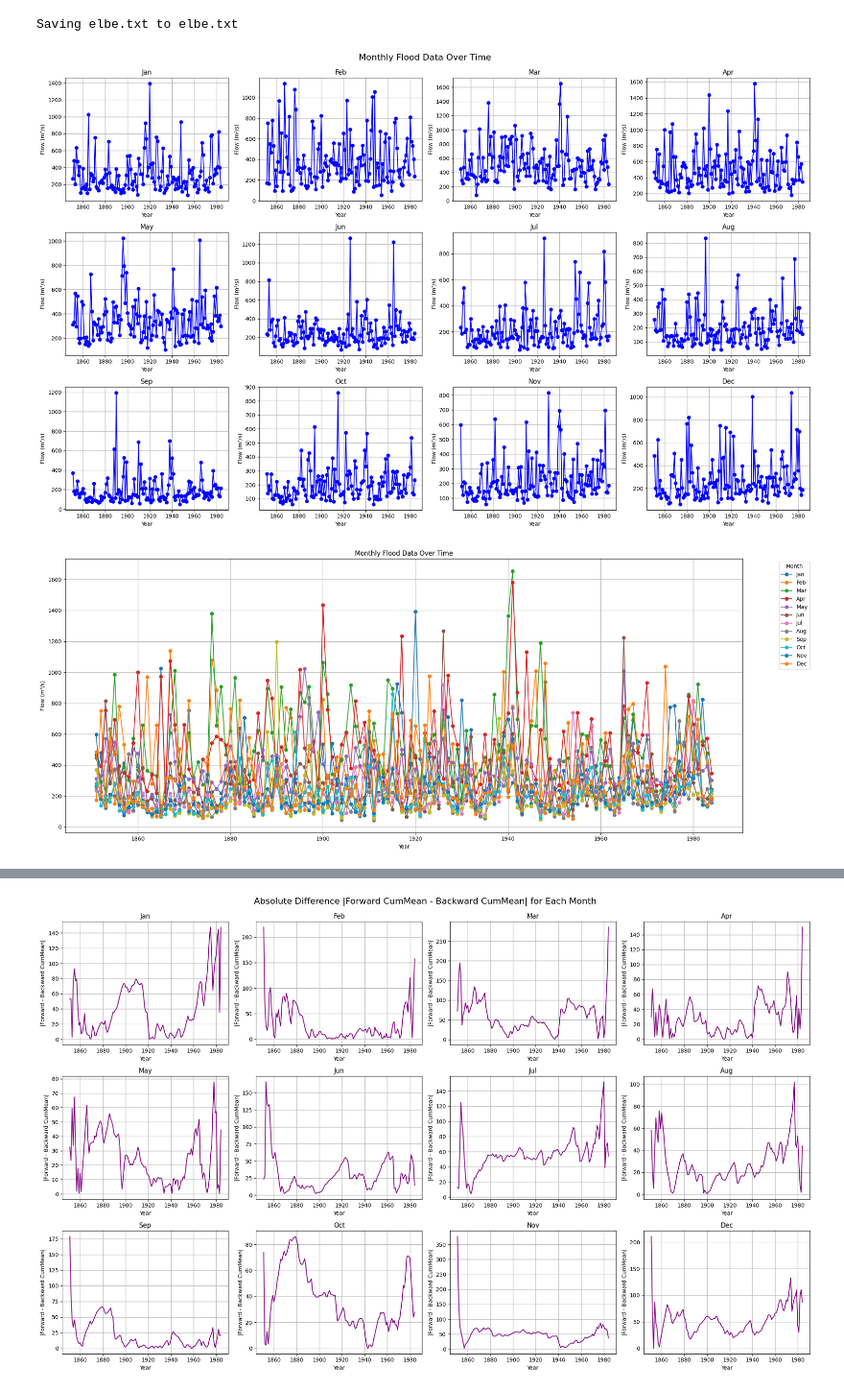
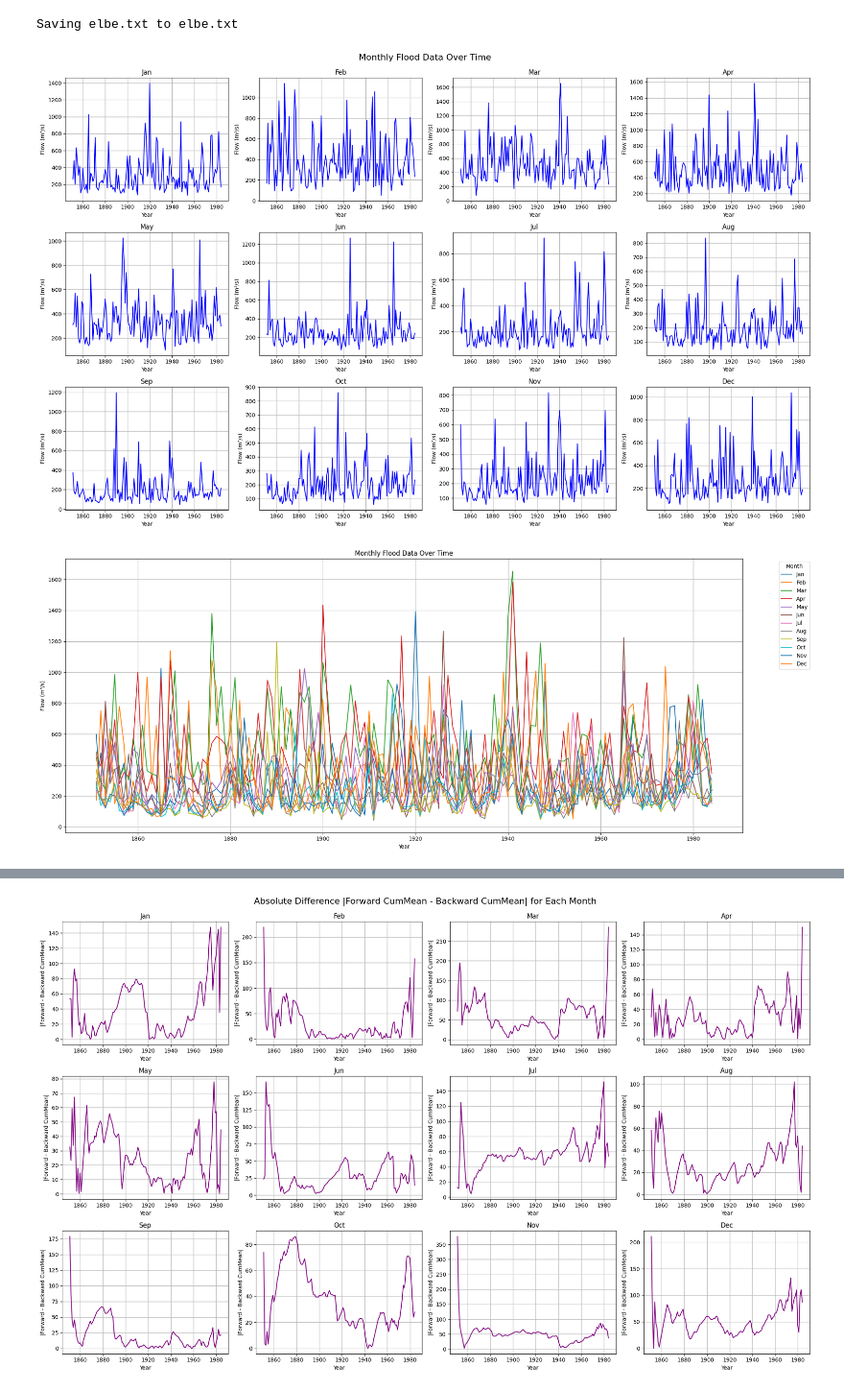
Before and after one commit to Shinyhunter95/Project-6070, a Jupyter notebook: Project_6070.ipynb, the cells around one changed output, grey strips where cells are left out. Shown at 96% size. Cells and saved outputs as stored; diff of their text form; code cells hidden in the pictures.

```diff
--- a/Project_6070.ipynb
+++ b/Project_6070.ipynb
@@ -40,22 +40,22 @@ N = len(df)
 # %%
 # 3x4 plot of the 12 Months
 fig, axes = plt.subplots(3, 4, figsize=(20, 12))
 axes = axes.flatten()  # flatten to index subplots easily
 
 for idx, month in enumerate(months):
     data = df[month]
 
-    axes[idx].plot(df["Year"], data, marker='o', linestyle='-', color='blue')
+    axes[idx].plot(df["Year"], data, linestyle='-', color='blue')
     axes[idx].set_title(month)
     axes[idx].set_xlabel("Year")
     axes[idx].set_ylabel("Flow (m³/s)")
     axes[idx].grid(True)
 
 plt.tight_layout()
 plt.suptitle("Monthly Flood Data Over Time", fontsize=16, y=1.02)
 plt.show()
 # %% [output]
-[figure, old version]
+[figure, new version]
 # %%
 plt.figure(figsize=(20, 8))
 
@@ -63,7 +63,6 @@ for month in months:
     plt.plot(
         df["Year"],
         df[month],
-        marker='o',
         linestyle='-',
         label=month)
 
@@ -81,4 +80,4 @@ plt.legend(
 plt.tight_layout()
 plt.show()
 # %% [output]
-[figure, old version]
+[figure, new version]
```
Also changed, not shown: parts of 5 cells of this notebook.
